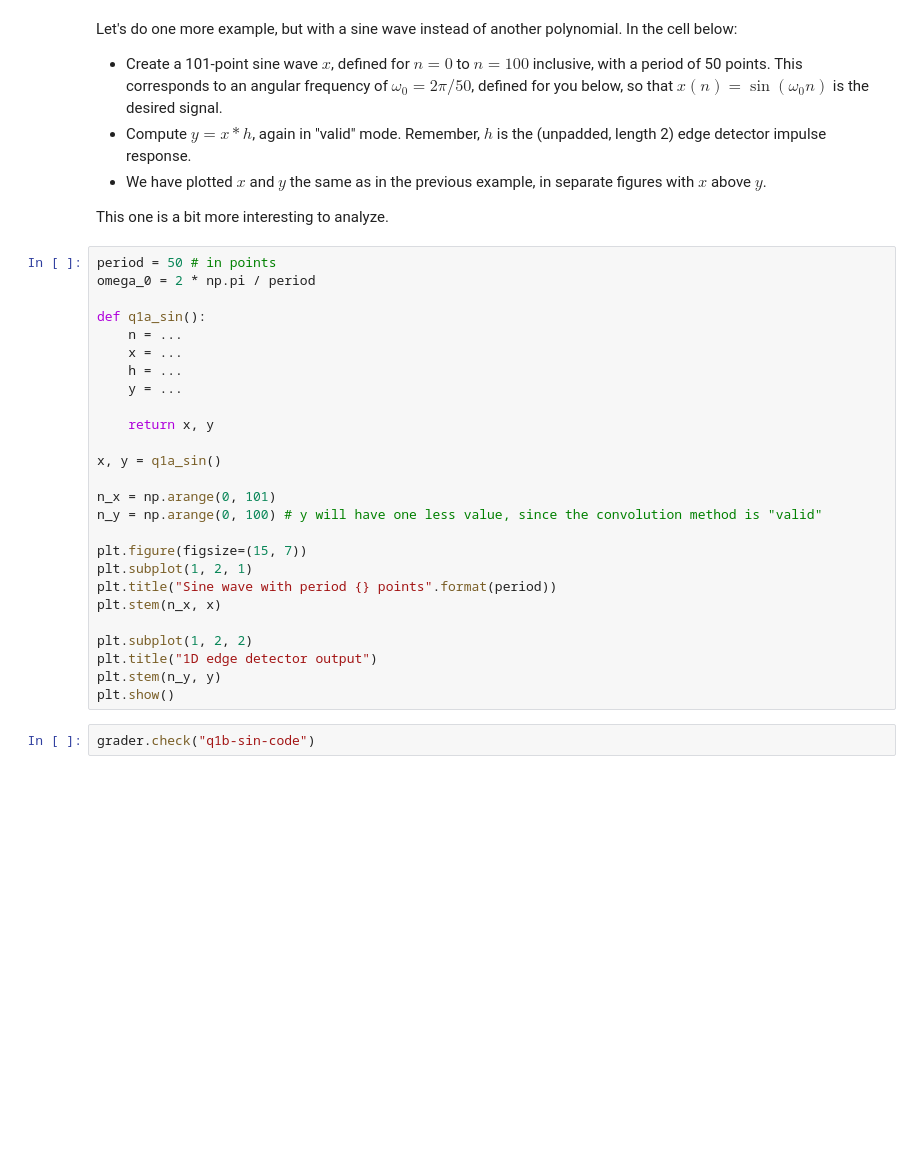
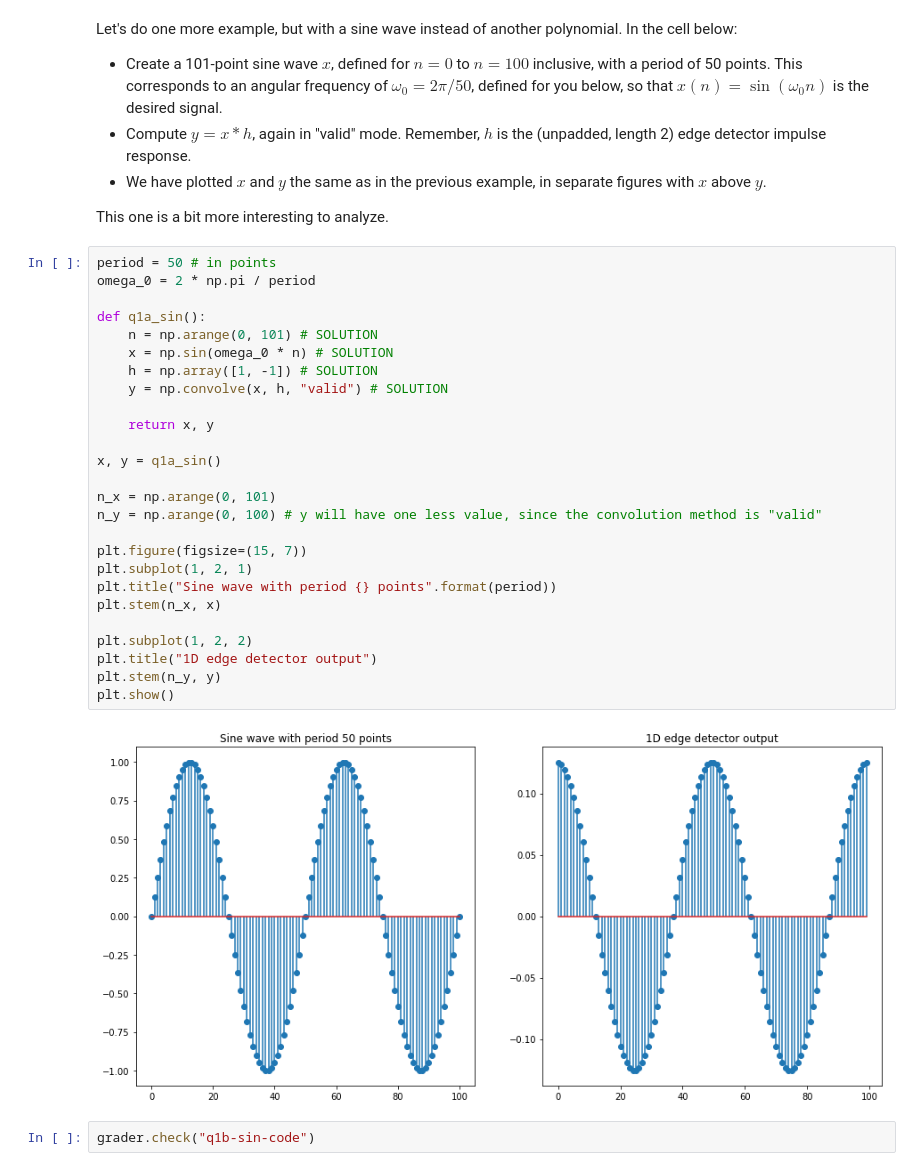
Before and after one commit to lamweicheng/Berkeley-EE120, a Jupyter notebook: lab2.ipynb, the cells around one changed output. Saved outputs shown, nothing was run; the diff lists cells and outputs as text; blank space fills up the shorter version.

```diff
--- a/lab2.ipynb
+++ b/lab2.ipynb
@@ -248,29 +264,31 @@ This one is a bit more interesting to analyze.
 # %%
 period = 50 # in points
 omega_0 = 2 * np.pi / period
 
 def q1a_sin():
-    n = ...
-    x = ...
-    h = ...
-    y = ...
+    n = np.arange(0, 101) # SOLUTION
+    x = np.sin(omega_0 * n) # SOLUTION
+    h = np.array([1, -1]) # SOLUTION
+    y = np.convolve(x, h, "valid") # SOLUTION
 
     return x, y
 
 x, y = q1a_sin()
 
 n_x = np.arange(0, 101)
 n_y = np.arange(0, 100) # y will have one less value, since the convolution method is "valid"
 
 plt.figure(figsize=(15, 7))
 plt.subplot(1, 2, 1)
 plt.title("Sine wave with period {} points".format(period))
 plt.stem(n_x, x)
 
 plt.subplot(1, 2, 2)
 plt.title("1D edge detector output")
 plt.stem(n_y, y)
 plt.show()
+# %% [output]
+[figure, added]
 # %%
 grader.check("q1b-sin-code")
 # %% [markdown]
```
Also changed, not shown: parts of 33 cells of this notebook.
